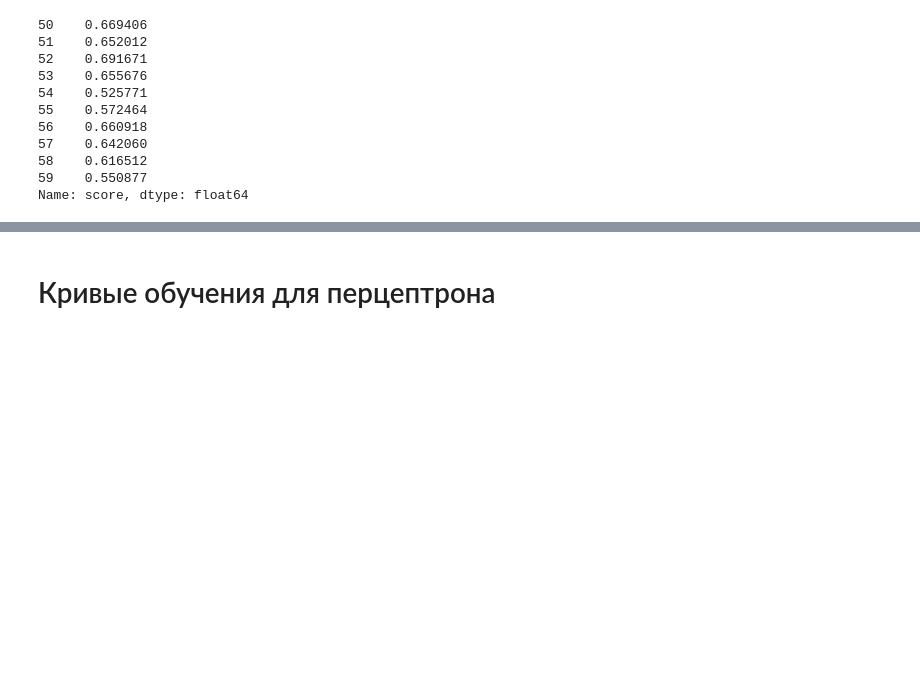
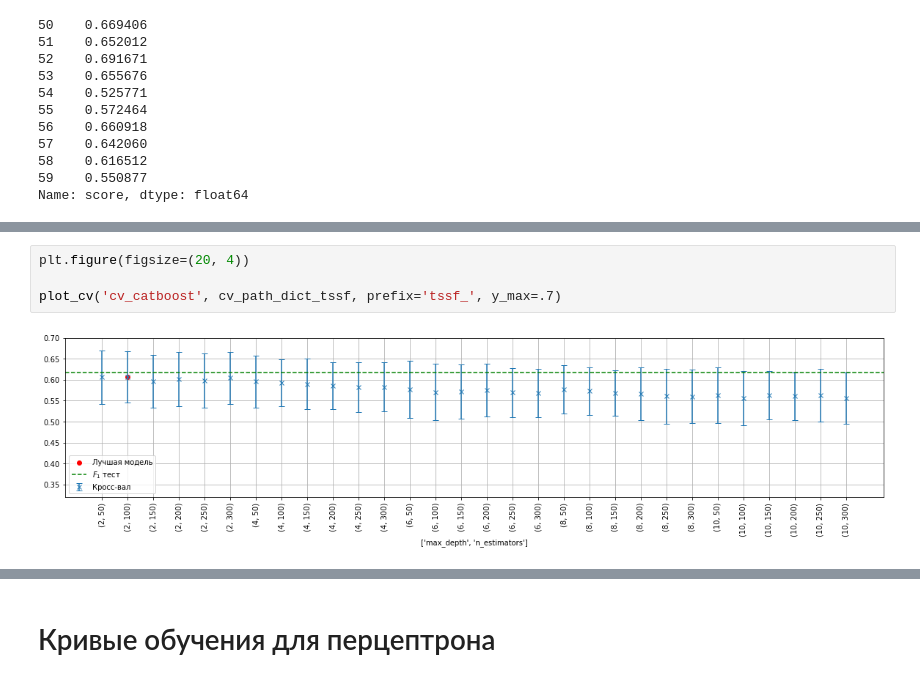
Before and after one commit to oldhroft/kp_research, a Jupyter notebook: notebooks/Report_no_lags.ipynb, the cells around one changed output, grey strips where cells are left out. Drawn from its saved outputs; the diff is of its cells as text; blank space fills up the shorter version.

```diff
--- a/notebooks/Report_no_lags.ipynb
+++ b/notebooks/Report_no_lags.ipynb
@@ -392,0 +425,6 @@ Name: score, dtype: float64
+# %%
+plt.figure(figsize=(20, 4))
+
+plot_cv('cv_catboost', cv_path_dict_tssf, prefix='tssf_', y_max=.7)
+# %% [output]
+[figure, added]
```
Also changed, not shown: parts of 16 cells of this notebook, 1 other file.
